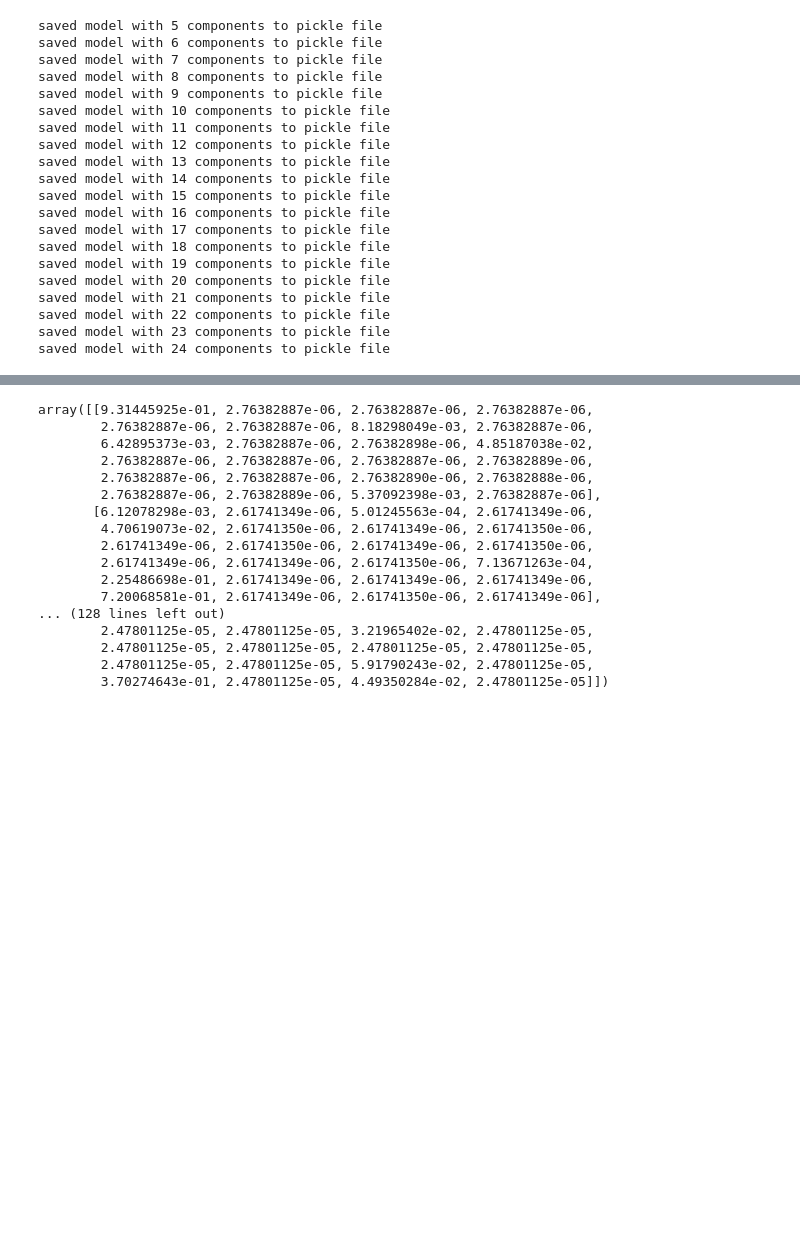
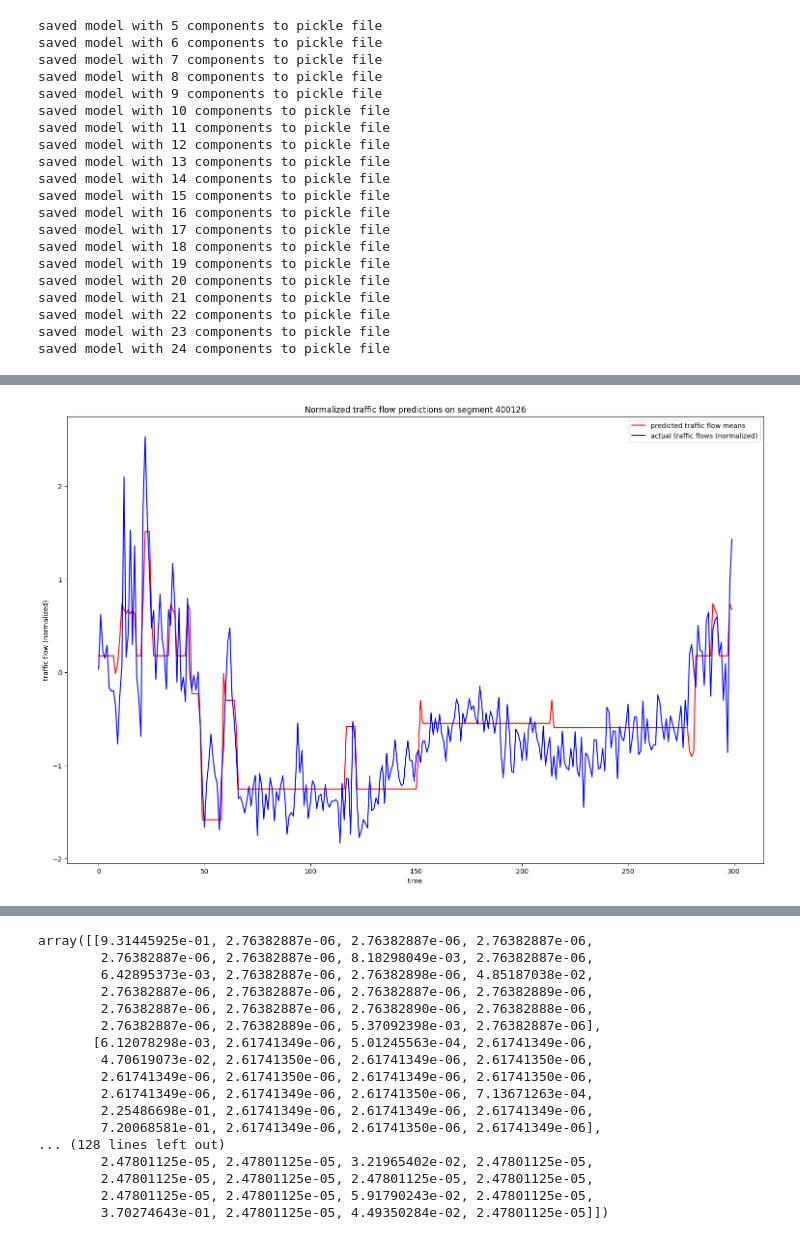
Before and after one commit to janabel/flow_prediction, a Jupyter notebook: refactored_hmm.ipynb, the cells around one changed output, grey strips where cells are left out. Drawn from its saved outputs; the diff is of its cells as text; code cells hidden in the pictures; blank space fills up the shorter version.

```diff
--- a/refactored_hmm.ipynb
+++ b/refactored_hmm.ipynb
@@ -457,0 +488,3 @@ NameError: name 'normalized_models' is not defined
+# %%
+file = open('saved_models_normalized/normalized_model_24_components.pickle', 'rb')
+best_normalized_model_24_components = pickle.load(file)
@@ -457,0 +554,8 @@ NameError: name 'normalized_models' is not defined
+# %%
+states_and_flows_24_normalized = predict_states_and_flows(best_normalized_model_24_components)
+predicted_flows_normalized = get_predicted_flows(states_and_flows_24_normalized, column = '400126')
+# print(predicted_flows)
+predicted_flows_fig = plot_predicted_flows_add_normalization(best_normalized_model_24_components, states_and_flows_24_normalized, '400126', (0, 300), train_or_test='test')
+predicted_flows_fig[0].savefig('normalized_flow_predictions_0_steps_raw.png', dpi=200)
+# %% [output]
+[figure, added]
```
Also changed, not shown: parts of 50 cells of this notebook.
